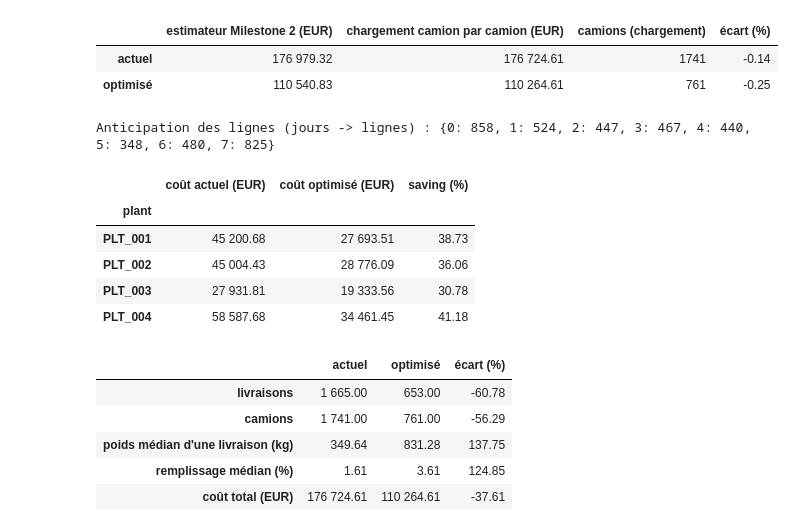
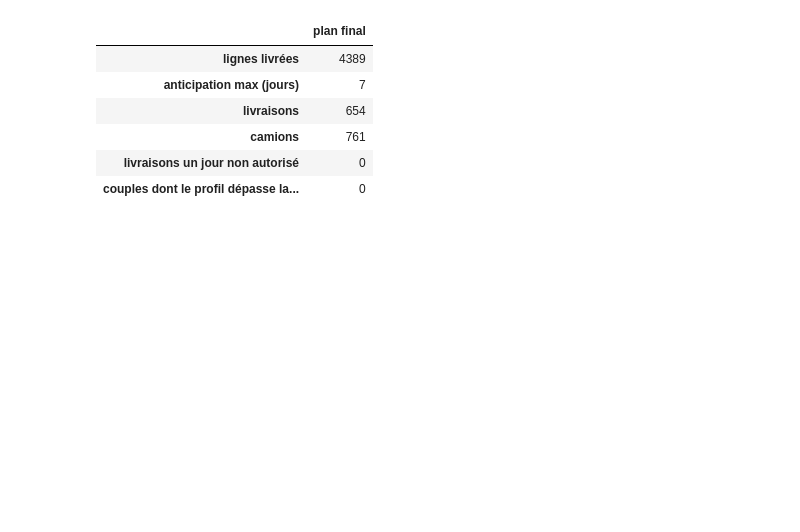
Before and after one commit to exauceh/delivery_schedule_optimization, a Jupyter notebook: milestone3/milestone3.ipynb, the cells around one changed output. Cells and saved outputs as stored; diff of their text form; code cells hidden in the pictures; blank space fills up the shorter version.

```diff
--- a/milestone3/milestone3.ipynb
+++ b/milestone3/milestone3.ipynb
@@ -188,6 +258,7 @@ logger.info("Solver: HiGHS via PuLP %s | time limit %.0f s | gap %.1f %%", pulp.
 - **Grille :** une ligne par tranche de distance, une colonne par tranche de poids ; les bornes sont des maxima inclusifs. La dernière colonne (> 4 000 kg) est bornée par la capacité d'un camion.
 - **Calendrier $J$ :** jours ouvrés hors fériés allemands, à partir du premier besoin − 7 jours : un besoin du lundi 09/11 peut être livré la semaine précédente.
 # %%
+start = time.perf_counter()
 needs = pd.read_csv(cfg.data_dir / "consolidated_dataset.csv", parse_dates=["date"])
 needs = needs.reset_index(names="line_id")  # stable identifier of a line of need
 baseline = pd.read_csv(cfg.data_dir / "baseline_deliveries.csv", parse_dates=["date", "week"])
@@ -207,6 +278,7 @@ assert needs[["weight", "volume", "distance"]].notna().all().all(), "missing loa
 assert (needs["weight"] <= cfg.truck_kg).all() and (needs["volume"] <= cfg.truck_m3).all(), "a line larger than a truck"
 assert needs["date"].isin(DELIVERY_DAYS).all(), "a need falls on a day without delivery"
 assert np.all(np.diff(GRID, axis=1) >= 0), "the price must not decrease with the weight"
+TIMINGS["données et calendrier"] = time.perf_counter() - start
 logger.info("Needs: %d lines, %d couples | delivery calendar: %d days (%s -> %s)", len(needs),
             needs.groupby(list(cfg.couple_key)).ngroups, len(DELIVERY_DAYS),
             DELIVERY_DAYS[0].date(), DELIVERY_DAYS[-1].date())
@@ -353,6 +407,7 @@ model_cost_0 = sum(sol.model_cost for sol in check.values())
 assert (check_plan["delivery_date"] == check_plan["date"]).all(), "window 0: a line moved"
 assert len(baseline_deliveries) == len(baseline), "window 0: not the same deliveries as the baseline"
 assert np.isclose(baseline_deliveries["estimator_cost"].sum(), baseline["cost"].sum()), "window 0: other data than milestone 2"
+TIMINGS["validation (fenêtre de 0 jour, situation actuelle rechargée)"] = time.perf_counter() - start
 BASELINE_COST = baseline_deliveries["cost"].sum()  # reference: current situation, loaded truck by truck
 logger.info("Window 0 in %.0f s: %d deliveries | milestone 2 estimator %.0f EUR | loaded truck by truck %.0f EUR "
             "(%d trucks instead of %d) | model %.0f EUR", time.perf_counter() - start, len(baseline_deliveries),
@@ -367,14 +427,13 @@ Fenêtre d'anticipation de 7 jours (RG03). Les plus gros couples (classe A du Mi
 start = time.perf_counter()
 solutions = solve_all(instances, cfg.frequencies, CALENDAR, SETTINGS, workers=cfg.workers)
 elapsed = time.perf_counter() - start
+TIMINGS["passe 1 : 900 problèmes (couple × profil)"] = elapsed
 
 curve = pd.DataFrame([
     {"supplier_id": sup, "plant": plant, "n_max": n, "model_cost": sol.model_cost, "status": sol.status,
      "seconds": sol.seconds, "weekdays_used": len(sol.weekdays)}
     for (sup, plant), plans in solutions.items() for n, sol in plans.items()
 ])
-solve_stats = curve[curve["seconds"] > 0].groupby("status").agg(solves=("seconds", "size"), seconds=("seconds", "sum"))
 logger.info("Total %.0f s | %d plans solved for their own N, %d taken from another N", elapsed,
             (curve["seconds"] > 0).sum(), (curve["seconds"] == 0).sum())
-solve_stats
 # %% [output]
@@ -451,6 +504,7 @@ smoothing = {
     plant: smooth_plant(plant, {key: opts for key, opts in options.items() if key[1] == plant}, cfg.smoothing_tolerance)
     for plant in sorted({key[1] for key in options})
 }
+TIMINGS["passe 2 : options de jours et lissage des 4 usines"] = time.perf_counter() - start
 smoothed: dict[tuple[str, str], CoupleOption] = {key: opt for res in smoothing.values() for key, opt in res.chosen.items()}
 logger.info("Smoothing in %.0f s: %d weekday sets priced for %d couples", time.perf_counter() - start,
             sum(len(opts) for opts in options.values()), len(options))
@@ -514,10 +577,13 @@ Le plan retenu (après lissage) est contrôlé règle par règle, chargé camion
 # %%
+start = time.perf_counter()
 chosen_plans = {(s, p): sol for s, p, sol in couples[[*cfg.couple_key, "plan"]].itertuples(index=False)}
 plan = needs.assign(delivery_date=delivery_dates(chosen_plans))
 plan["anticipation_days"] = (plan["date"] - plan["delivery_date"]).dt.days
 trucks, plan["truck_no"] = load_plan(plan)
 deliveries = build_deliveries(plan, trucks)
 deliveries["week"] = deliveries["delivery_date"] - pd.to_timedelta(deliveries["delivery_date"].dt.dayofweek, unit="D")
+
+TIMINGS["chargement du plan final"] = time.perf_counter() - start
 
 # Rule checks on the final plan
 per_week = deliveries.groupby([*cfg.couple_key, "week"]).size().rename("deliveries").reset_index()
@@ -537,38 +603,13 @@ assert (highest_frequency["max_week"] == highest_frequency["profile"]).all(), "R
 assert np.isclose(deliveries["weight"].sum(), needs["weight"].sum()), "weight lost"
 loaded_peak = trucks.groupby(["plant", "delivery_date"]).size().groupby(level="plant").max()
 assert all(loaded_peak[p] <= smoothing[p].peak_before for p in smoothing), "RG09: smoothing raised a peak"
-
-
-def kpis(d: pd.DataFrame) -> pd.Series:
-    """Indicators of a set of deliveries (same definitions as milestone 2)."""
-    return pd.Series({
-        "livraisons": len(d),
-        "camions": int(d["trucks"].sum()),
-        "poids médian d'une livraison (kg)": d["weight"].median(),
-        "remplissage médian (%)": 100 * d["fill"].median(),
-        "coût total (EUR)": d["cost"].sum(),
-    })
-
-
-comparison = pd.DataFrame({"actuel": kpis(baseline_deliveries), "optimisé": kpis(deliveries)})
-comparison["écart (%)"] = 100 * (comparison["optimisé"] / comparison["actuel"] - 1)
-by_plant = pd.DataFrame({
-    "coût actuel (EUR)": baseline_deliveries.groupby("plant")["cost"].sum(),
-    "coût optimisé (EUR)": deliveries.groupby("plant")["cost"].sum(),
-})
-by_plant["saving (%)"] = 100 * (1 - by_plant["coût optimisé (EUR)"] / by_plant["coût actuel (EUR)"])
-bias = pd.DataFrame({
-    "estimateur Milestone 2 (EUR)": [baseline_deliveries["estimator_cost"].sum(), deliveries["estimator_cost"].sum()],
-    "chargement camion par camion (EUR)": [BASELINE_COST, deliveries["cost"].sum()],
-    "camions (chargement)": [len(baseline_trucks), len(trucks)],
-}, index=["actuel", "optimisé"])
-bias["écart (%)"] = 100 * (bias.iloc[:, 1] / bias.iloc[:, 0] - 1)
-logger.info("Optimised plan: %.0f EUR vs current %.0f EUR (-%.1f %%), both loaded truck by truck",
-            deliveries["cost"].sum(), BASELINE_COST, 100 * (1 - deliveries["cost"].sum() / BASELINE_COST))
-logger.info("Loading: %d trucks, %d deliveries need more than one truck",
+logger.info("Final plan: %.0f EUR vs current %.0f EUR (-%.1f %%) | %d trucks, %d deliveries need more than one truck",
+            deliveries["cost"].sum(), BASELINE_COST, 100 * (1 - deliveries["cost"].sum() / BASELINE_COST),
             len(trucks), (deliveries["trucks"] > 1).sum())
-display(bias)
-print("Anticipation des lignes (jours -> lignes) :", plan["anticipation_days"].value_counts().sort_index().to_dict())
-display(by_plant)
-comparison
+pd.Series({
+    "lignes livrées": len(plan), "anticipation max (jours)": int(plan["anticipation_days"].max()),
+    "livraisons": len(deliveries), "camions": len(trucks),
+    "livraisons un jour non autorisé": int(len(on_allowed_day) - sum(on_allowed_day)),
+    "couples dont le profil dépasse la fréquence atteinte": int((highest_frequency["max_week"] != highest_frequency["profile"]).sum()),
+}, name="plan final").to_frame()
 # %% [output]
@@ -577,16 +617,7 @@ comparison
-|  | estimateur Milestone 2 (EUR) | chargement camion par camion (EUR) | camions (chargement) | écart (%) |
-| actuel | 176 979.32 | 176 724.61 | 1741 | -0.14 |
-| optimisé | 110 540.83 | 110 264.61 | 761 | -0.25 |
+|  | plan final |
+| lignes livrées | 4389 |
+| anticipation max (jours) | 7 |
+| livraisons | 654 |
+| camions | 761 |
+| livraisons un jour non autorisé | 0 |
+| couples dont le profil dépasse la... | 0 |
-Anticipation des lignes (jours -> lignes) : {0: 858, 1: 524, 2: 447, 3: 467, 4: 440, 5: 348, 6: 480, 7: 825}
-|  | coût actuel (EUR) | coût optimisé (EUR) | saving (%) |
-| plant |  |  |  |
-| PLT_001 | 45 200.68 | 27 693.51 | 38.73 |
-| PLT_002 | 45 004.43 | 28 776.09 | 36.06 |
-| PLT_003 | 27 931.81 | 19 333.56 | 30.78 |
-| PLT_004 | 58 587.68 | 34 461.45 | 41.18 |
-|  | actuel | optimisé | écart (%) |
-| livraisons | 1 665.00 | 653.00 | -60.78 |
-| camions | 1 741.00 | 761.00 | -56.29 |
-| poids médian d'une livraison (kg) | 349.64 | 831.28 | 137.75 |
-| remplissage médian (%) | 1.61 | 3.61 | 124.85 |
-| coût total (EUR) | 176 724.61 | 110 264.61 | -37.61 |
```
Also changed, not shown: parts of 46 cells of this notebook, 9 other files.
